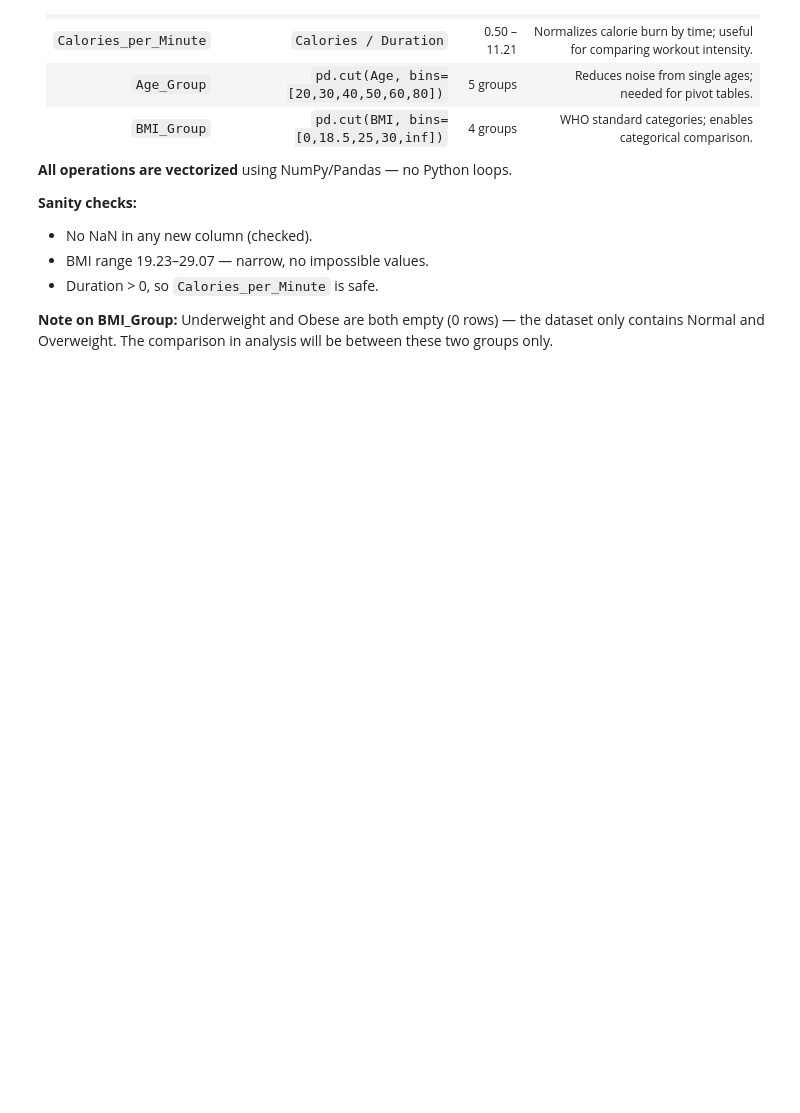
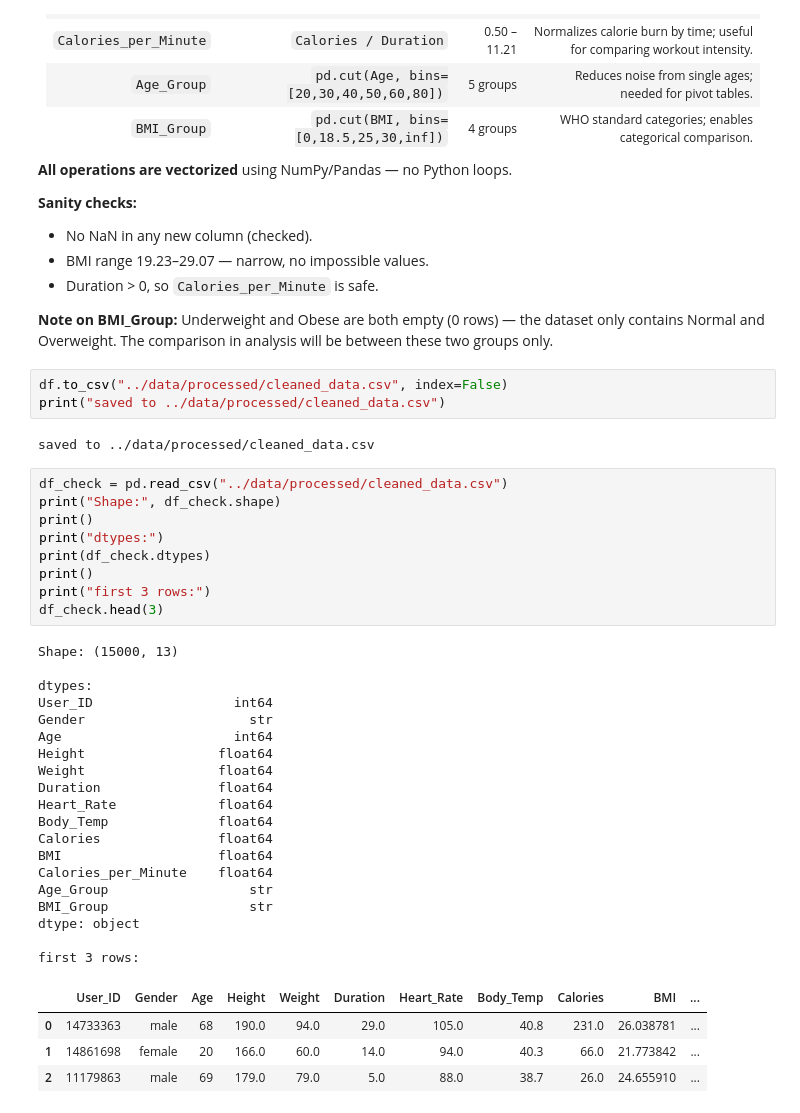
Before and after one commit to Sheyda-Fathi/fitness-calories-eda, a Jupyter notebook: notebooks/01_cleaning.ipynb, the cells around one changed output. Drawn from its saved outputs; the diff is of its cells as text; blank space fills up the shorter version.

Commit message:
feat: save processed dataset

```diff
--- a/notebooks/01_cleaning.ipynb
+++ b/notebooks/01_cleaning.ipynb
@@ -665,3 +665,41 @@ Four new columns were created using vectorized operations (no loops, no apply).
 **Note on BMI_Group:** Underweight and Obese are both empty
 (0 rows) — the dataset only contains Normal and Overweight.
 The comparison in analysis will be between these two groups only.
+# %%
+df.to_csv("../data/processed/cleaned_data.csv", index=False)
+print("saved to ../data/processed/cleaned_data.csv")
+# %% [output]
+saved to ../data/processed/cleaned_data.csv
+# %%
+df_check = pd.read_csv("../data/processed/cleaned_data.csv")
+print("Shape:", df_check.shape)
+print()
+print("dtypes:")
+print(df_check.dtypes)
+print()
+print("first 3 rows:")
+df_check.head(3)
+# %% [output]
+Shape: (15000, 13)
+
+dtypes:
+User_ID                  int64
+Gender                     str
+Age                      int64
+Height                 float64
+Weight                 float64
+Duration               float64
+Heart_Rate             float64
+Body_Temp              float64
+Calories               float64
+BMI                    float64
+Calories_per_Minute    float64
+Age_Group                  str
+BMI_Group                  str
+dtype: object
+
+first 3 rows:
+|  | User_ID | Gender | Age | Height | Weight | Duration | Heart_Rate | Body_Temp | Calories | BMI | ... |
+| 0 | 14733363 | male | 68 | 190.0 | 94.0 | 29.0 | 105.0 | 40.8 | 231.0 | 26.038781 | ... |
+| 1 | 14861698 | female | 20 | 166.0 | 60.0 | 14.0 | 94.0 | 40.3 | 66.0 | 21.773842 | ... |
+| 2 | 11179863 | male | 69 | 179.0 | 79.0 | 5.0 | 88.0 | 38.7 | 26.0 | 24.655910 | ... |
```
Also changed, not shown: parts of 2 cells of this notebook, 1 other file.
